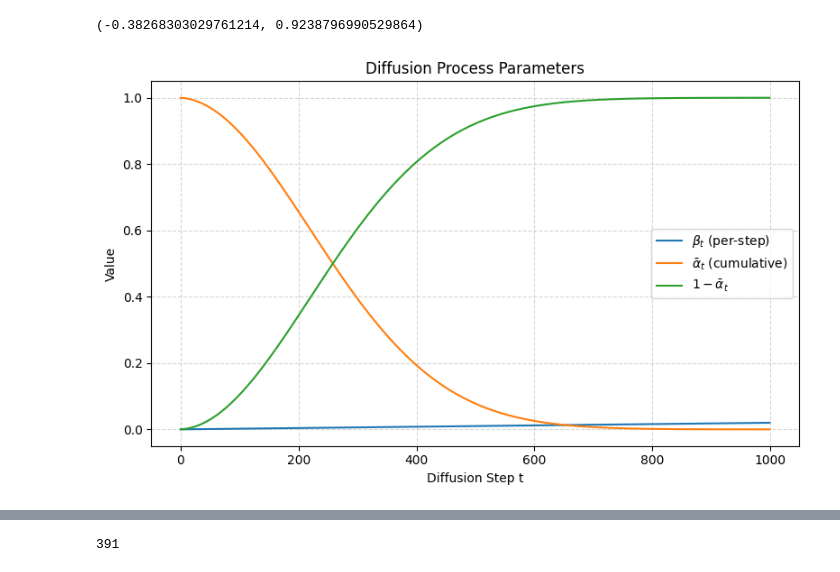
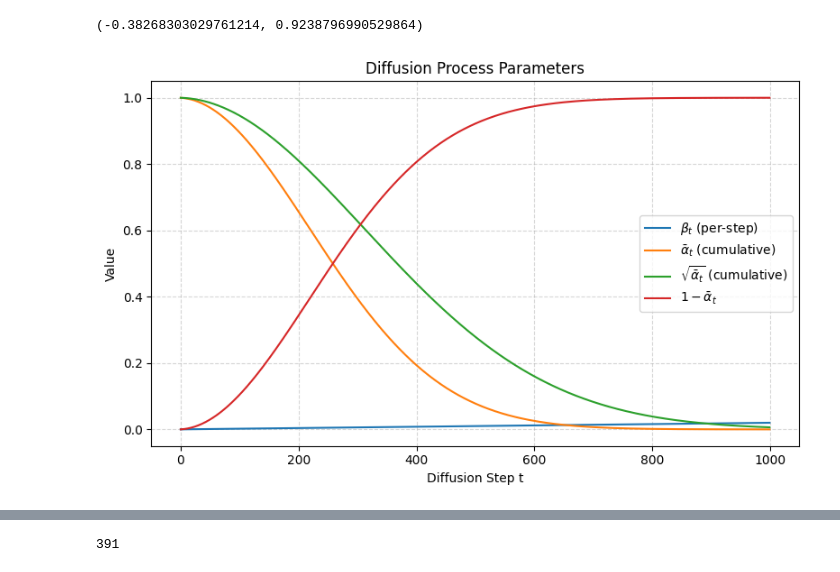
Before and after one commit to Beilong-Tang/geometric-aware-diffusion, a Jupyter notebook: visualize.ipynb, the cells around one changed output, grey strips where cells are left out. Saved outputs shown, nothing was run; the diff lists cells and outputs as text; code cells hidden in the pictures.

```diff
--- a/visualize.ipynb
+++ b/visualize.ipynb
@@ -113,31 +116,32 @@ calculate(0.8944, -0.4472, 0.3162, 0.9487)
 import numpy as np
 import matplotlib.pyplot as plt
 
 # Number of diffusion steps
 T = 1000
 
 # Define a simple beta schedule (linear)
 beta_start = 1e-4
 beta_end = 0.02
 beta_t = np.linspace(beta_start, beta_end, T)
 
 # Compute alpha and alpha_bar
 alpha_t = 1.0 - beta_t
 alpha_hat_t = np.cumprod(alpha_t)
 one_minus_alpha_hat_t = 1 - alpha_hat_t
 
 # Plot all three
 plt.figure(figsize=(8, 5))
 plt.plot(range(T), beta_t, label=r'$\beta_t$ (per-step)')
 plt.plot(range(T), alpha_hat_t, label=r'$\bar{\alpha}_t$ (cumulative)')
+plt.plot(range(T), np.sqrt(alpha_hat_t), label=r'$\sqrt{\bar{\alpha}_t}$ (cumulative)')
 plt.plot(range(T), one_minus_alpha_hat_t, label=r'$1 - \bar{\alpha}_t$')
 
 plt.title("Diffusion Process Parameters")
 plt.xlabel("Diffusion Step t")
 plt.ylabel("Value")
 plt.legend()
 plt.grid(True, linestyle='--', alpha=0.5)
 plt.tight_layout()
 plt.show()
 # %% [output]
-[figure, old version]
+[figure, new version]
```
Also changed, not shown: parts of 4 cells of this notebook, 5 other files.
